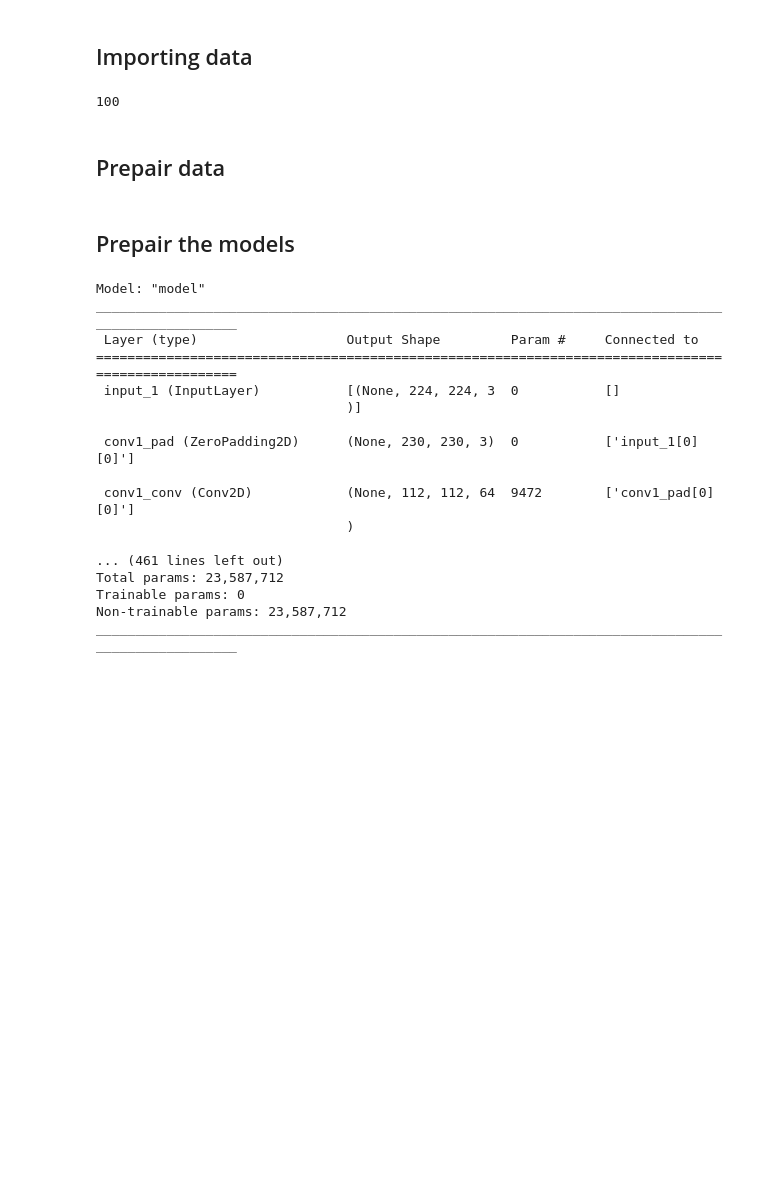
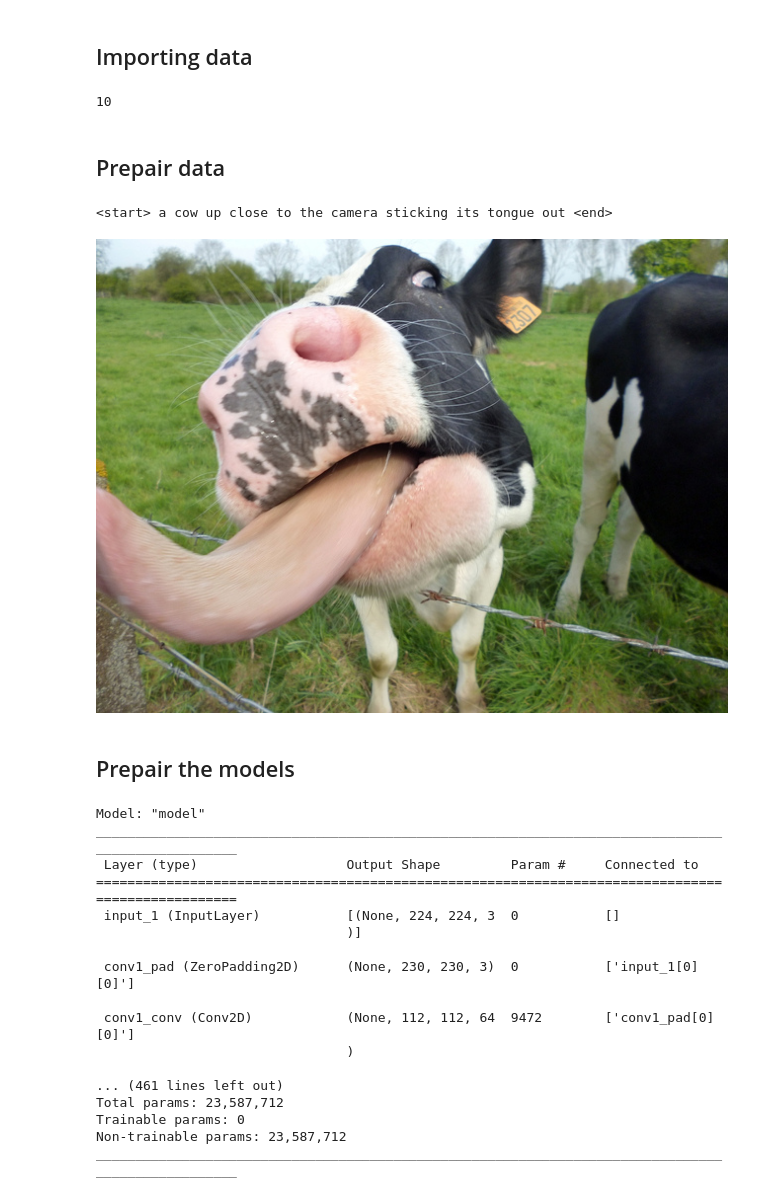
Before and after one commit to hazemkya/unlimited-vision, a Jupyter notebook: main.ipynb, the cells around one changed output. Saved outputs shown, nothing was run; the diff lists cells and outputs as text; code cells hidden in the pictures; blank space fills up the shorter version.

```diff
--- a/main.ipynb
+++ b/main.ipynb
@@ -20,3 +17,15 @@ sample = 100
+# %%
+# Train sample size (-1 for max)
+# can't exceed 118286 sample
+sample = 10
+
+#train split percentage 80-20
+percentage = 0.95
+
+# Max word count for a caption.
+max_length = 15
+# Use the top 5000 words for a vocabulary.
+vocabulary_size = 20000
 # %% [markdown]
 ## Importing data
 # %%
@@ -32,19 +41,22 @@ train_image_paths = image_paths[:sample]
 #train_image_paths = [item.replace("\\","/") for item in train_image_paths] #windows
 print(len(train_image_paths))
 # %% [output]
-100
+10
 # %% [markdown]
 ## Prepair data
 # %%
 train_captions = []
 img_name_vector = []
 for image_path in train_image_paths:
   caption_list = image_path_to_caption[image_path]
   train_captions.extend(caption_list)
   img_name_vector.extend([image_path] * len(caption_list))
 
-# print(train_captions[0])
-# Image.open(img_name_vector[0])
+print(train_captions[0])
+Image.open(img_name_vector[0])
+# %% [output]
+<start> a cow up close to the camera sticking its tongue out <end>
+[figure, added]
 # %% [markdown]
 ## Prepair the models
 # %%
```
Also changed, not shown: parts of 12 cells of this notebook, 2 other files.
